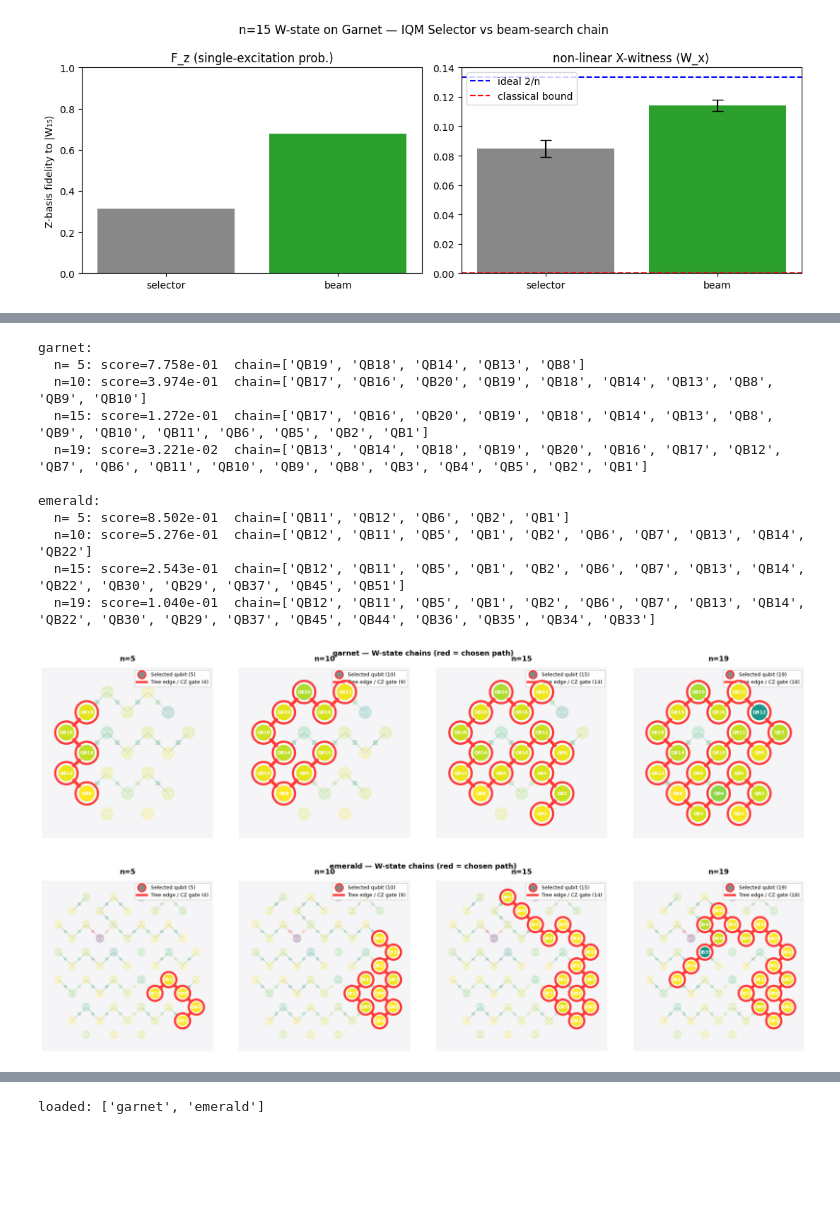
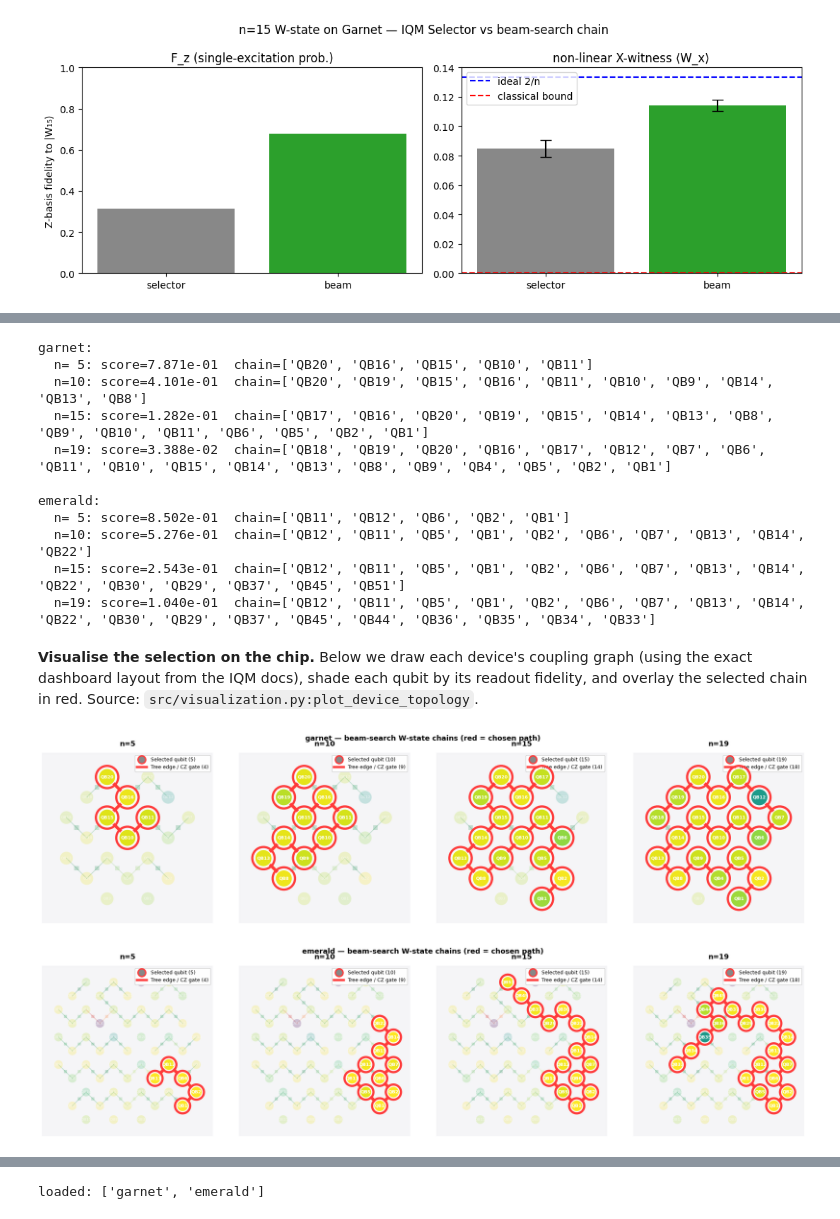
Before and after one commit to GrigoVyd/iqm_qte, a Jupyter notebook: experiments/witness_my_entanglement.ipynb, the cells around one changed output, grey strips where cells are left out. Saved outputs shown, nothing was run; the diff lists cells and outputs as text; code cells hidden in the pictures; blank space fills up the shorter version.

```diff
--- a/experiments/witness_my_entanglement.ipynb
+++ b/experiments/witness_my_entanglement.ipynb
@@ -149,9 +238,8 @@ n=15 W-state on Garnet:
 # %%
-# Submit (or reload) the 4-circuit head-to-head on Garnet.
 ROUTING_FILE = OUT / "routing_n15_garnet.json"
 
 def w_zx(qc_w_chain):
-    """Take a W-state circuit (no measurements) and return Z- and X-basis variants."""
+    """Take a W-state circuit and return Z- and X-basis variants."""
     n = qc_w_chain.num_qubits
     qc_z = build_w_state(n); qc_z.measure_all()
     qc_x = build_w_state(n); qc_x.h(range(n)); qc_x.measure_all()
@@ -234,39 +331,43 @@ for dev_name, backend in DEVICES.items():
         print(f"  n={n:>2}: score={score:.3e}  chain={names}")
 # %% [output]
 garnet:
-  n= 5: score=7.758e-01  chain=['QB19', 'QB18', 'QB14', 'QB13', 'QB8']
-  n=10: score=3.974e-01  chain=['QB17', 'QB16', 'QB20', 'QB19', 'QB18', 'QB14', 'QB13', 'QB8', 'QB9', 'QB10']
-  n=15: score=1.272e-01  chain=['QB17', 'QB16', 'QB20', 'QB19', 'QB18', 'QB14', 'QB13', 'QB8', 'QB9', 'QB10', 'QB11', 'QB6', 'QB5', 'QB2', 'QB1']
-  n=19: score=3.221e-02  chain=['QB13', 'QB14', 'QB18', 'QB19', 'QB20', 'QB16', 'QB17', 'QB12', 'QB7', 'QB6', 'QB11', 'QB10', 'QB9', 'QB8', 'QB3', 'QB4', 'QB5', 'QB2', 'QB1']
+  n= 5: score=7.871e-01  chain=['QB20', 'QB16', 'QB15', 'QB10', 'QB11']
+  n=10: score=4.101e-01  chain=['QB20', 'QB19', 'QB15', 'QB16', 'QB11', 'QB10', 'QB9', 'QB14', 'QB13', 'QB8']
+  n=15: score=1.282e-01  chain=['QB17', 'QB16', 'QB20', 'QB19', 'QB15', 'QB14', 'QB13', 'QB8', 'QB9', 'QB10', 'QB11', 'QB6', 'QB5', 'QB2', 'QB1']
+  n=19: score=3.388e-02  chain=['QB18', 'QB19', 'QB20', 'QB16', 'QB17', 'QB12', 'QB7', 'QB6', 'QB11', 'QB10', 'QB15', 'QB14', 'QB13', 'QB8', 'QB9', 'QB4', 'QB5', 'QB2', 'QB1']
 
 emerald:
   n= 5: score=8.502e-01  chain=['QB11', 'QB12', 'QB6', 'QB2', 'QB1']
   n=10: score=5.276e-01  chain=['QB12', 'QB11', 'QB5', 'QB1', 'QB2', 'QB6', 'QB7', 'QB13', 'QB14', 'QB22']
   n=15: score=2.543e-01  chain=['QB12', 'QB11', 'QB5', 'QB1', 'QB2', 'QB6', 'QB7', 'QB13', 'QB14', 'QB22', 'QB30', 'QB29', 'QB37', 'QB45', 'QB51']
   n=19: score=1.040e-01  chain=['QB12', 'QB11', 'QB5', 'QB1', 'QB2', 'QB6', 'QB7', 'QB13', 'QB14', 'QB22', 'QB30', 'QB29', 'QB37', 'QB45', 'QB44', 'QB36', 'QB35', 'QB34', 'QB33']
+# %% [markdown]
+**Visualise the selection on the chip.** Below we draw each device's
+coupling graph (using the exact dashboard layout from the IQM docs), shade
+each qubit by its readout fidelity, and overlay the selected chain in red.
+Source: `src/visualization.py:plot_device_topology`.
 # %%
-# Topology grid — chains highlighted on each chip.
 for dev_name, backend in DEVICES.items():
     pos = _device_layout(backend)
     qm, cz = get_qubit_metrics(backend)
     metrics = {q: {"readout_fidelity": qm.get(q, {}).get("readout_fidelity", float("nan"))}
                for q in range(backend.num_qubits)}
     fig, axes = plt.subplots(1, len(W_NS), figsize=(5*len(W_NS), 5))
     for ax, n in zip(axes, W_NS):
         info = chains[(dev_name, n)]
         chain = info["layout"]
         edges = [(chain[i], chain[i+1]) for i in range(len(chain)-1)]
         plot_device_topology(backend, metrics=metrics, cz_fidelities=cz,
                               color_by="readout_fidelity",
                               highlight_qubits=chain, highlight_edges=edges,
                               title=f"n={n}", ax=ax, pos=pos,
                               show_labels=True, spotlight=True)
-    fig.suptitle(f"{dev_name} — W-state chains (red = chosen path)",
+    fig.suptitle(f"{dev_name} — beam-search W-state chains (red = chosen path)",
                   fontsize=13, fontweight="bold")
     plt.tight_layout()
     plt.savefig(OUT / f"w_chains_{dev_name}.png", dpi=130)
     plt.show()
 # %% [output]
-[figure, old version]
+[figure, new version]
-[figure, old version]
+[figure, new version]
 # %% [markdown]
```
Also changed, not shown: parts of 41 cells of this notebook, 1 other file.
